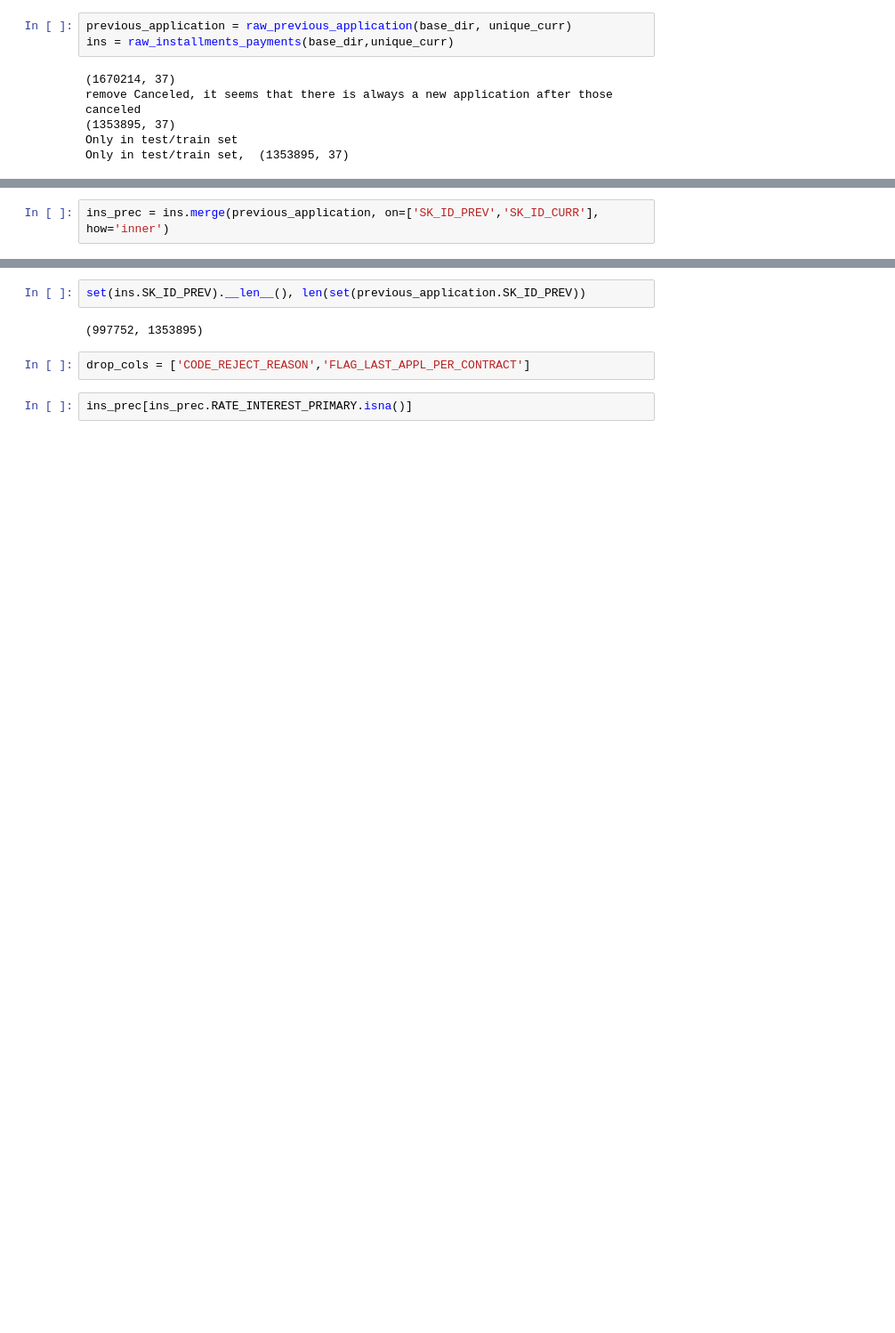
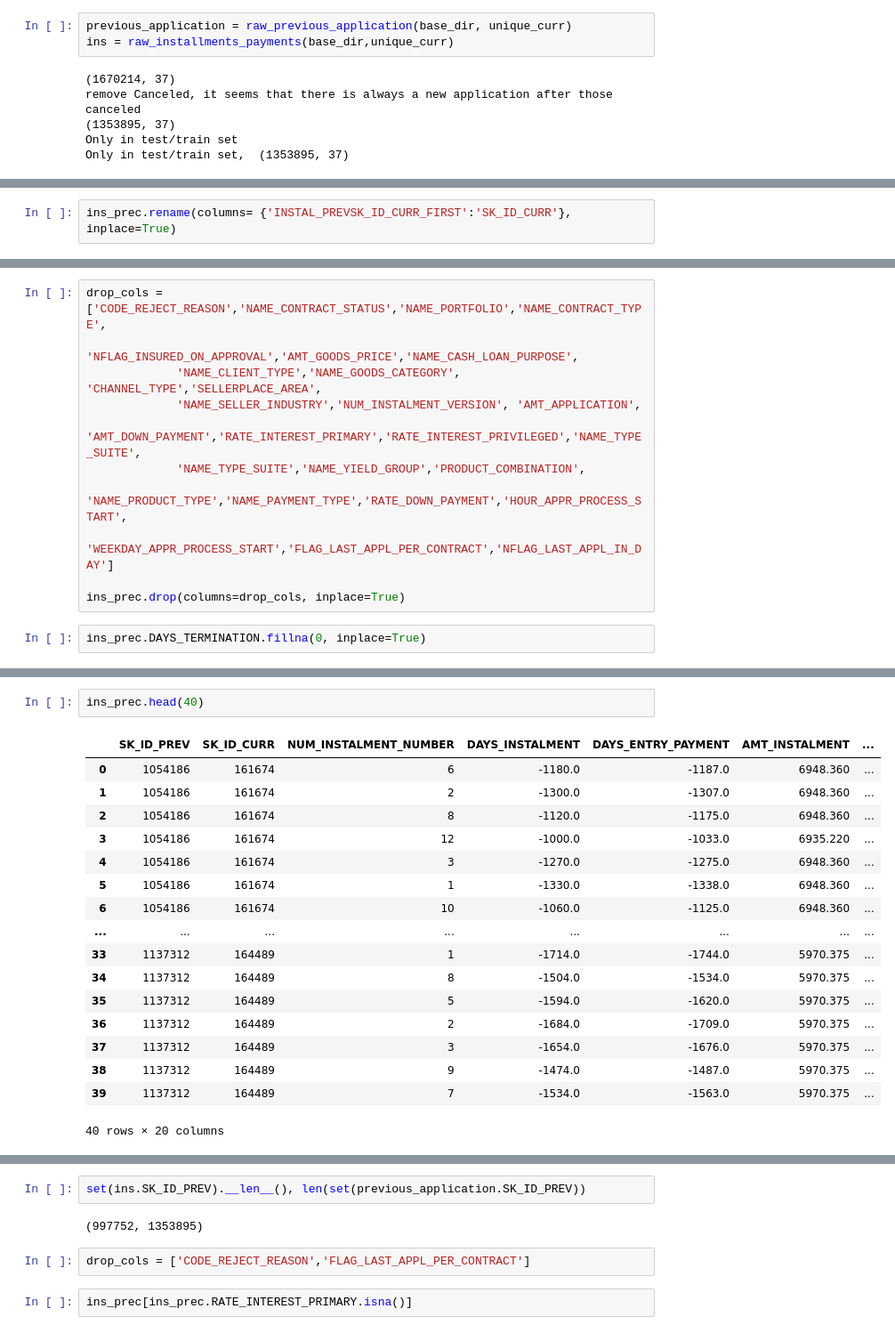
Before and after one commit to rafarui/playground, a Jupyter notebook: home_cred/model2.ipynb, the cells around one changed output, grey strips where cells are left out. Shown at 89% size. Drawn from its saved outputs; the diff is of its cells as text; blank space fills up the shorter version.

```diff
--- a/home_cred/model2.ipynb
+++ b/home_cred/model2.ipynb
@@ -78,2 +73,0 @@ previous_application - Down payment rate normalized on previous credit
-# %%
-ins_prec = ins.merge(previous_application, on=['SK_ID_PREV','SK_ID_CURR'], how='inner')
@@ -81,0 +114,2 @@ ins_prec = ins.merge(previous_application, on=['SK_ID_PREV','SK_ID_CURR'], how='
+# %%
+ins_prec.rename(columns= {'INSTAL_PREVSK_ID_CURR_FIRST':'SK_ID_CURR'}, inplace=True)
@@ -82 +129,14 @@ ins_prec = ins.merge(previous_application, on=['SK_ID_PREV','SK_ID_CURR'], how='
+# %%
+drop_cols = ['CODE_REJECT_REASON','NAME_CONTRACT_STATUS','NAME_PORTFOLIO','NAME_CONTRACT_TYPE',
+             'NFLAG_INSURED_ON_APPROVAL','AMT_GOODS_PRICE','NAME_CASH_LOAN_PURPOSE',
+             'NAME_CLIENT_TYPE','NAME_GOODS_CATEGORY', 'CHANNEL_TYPE','SELLERPLACE_AREA',
+             'NAME_SELLER_INDUSTRY','NUM_INSTALMENT_VERSION', 'AMT_APPLICATION',
+             'AMT_DOWN_PAYMENT','RATE_INTEREST_PRIMARY','RATE_INTEREST_PRIVILEGED','NAME_TYPE_SUITE',
+             'NAME_TYPE_SUITE','NAME_YIELD_GROUP','PRODUCT_COMBINATION',
+             'NAME_PRODUCT_TYPE','NAME_PAYMENT_TYPE','RATE_DOWN_PAYMENT','HOUR_APPR_PROCESS_START',
+            'WEEKDAY_APPR_PROCESS_START','FLAG_LAST_APPL_PER_CONTRACT','NFLAG_LAST_APPL_IN_DAY']
+
+ins_prec.drop(columns=drop_cols, inplace=True)
+# %%
+ins_prec.DAYS_TERMINATION.fillna(0, inplace=True)
 # %%
@@ -100,0 +182,20 @@ Name: PRODUCT_COMBINATION, Length: 16, dtype: int64
+# %%
+ins_prec.head(40)
+# %% [output]
+|  | SK_ID_PREV | SK_ID_CURR | NUM_INSTALMENT_NUMBER | DAYS_INSTALMENT | DAYS_ENTRY_PAYMENT | AMT_INSTALMENT | ... |
+| 0 | 1054186 | 161674 | 6 | -1180.0 | -1187.0 | 6948.360 | ... |
+| 1 | 1054186 | 161674 | 2 | -1300.0 | -1307.0 | 6948.360 | ... |
+| 2 | 1054186 | 161674 | 8 | -1120.0 | -1175.0 | 6948.360 | ... |
+| 3 | 1054186 | 161674 | 12 | -1000.0 | -1033.0 | 6935.220 | ... |
+| 4 | 1054186 | 161674 | 3 | -1270.0 | -1275.0 | 6948.360 | ... |
+| 5 | 1054186 | 161674 | 1 | -1330.0 | -1338.0 | 6948.360 | ... |
+| 6 | 1054186 | 161674 | 10 | -1060.0 | -1125.0 | 6948.360 | ... |
+| ... | ... | ... | ... | ... | ... | ... | ... |
+| 33 | 1137312 | 164489 | 1 | -1714.0 | -1744.0 | 5970.375 | ... |
+| 34 | 1137312 | 164489 | 8 | -1504.0 | -1534.0 | 5970.375 | ... |
+| 35 | 1137312 | 164489 | 5 | -1594.0 | -1620.0 | 5970.375 | ... |
+| 36 | 1137312 | 164489 | 2 | -1684.0 | -1709.0 | 5970.375 | ... |
+| 37 | 1137312 | 164489 | 3 | -1654.0 | -1676.0 | 5970.375 | ... |
+| 38 | 1137312 | 164489 | 9 | -1474.0 | -1487.0 | 5970.375 | ... |
+| 39 | 1137312 | 164489 | 7 | -1534.0 | -1563.0 | 5970.375 | ... |
+40 rows × 20 columns
```
Also changed, not shown: parts of 42 cells of this notebook, 1 other file.
